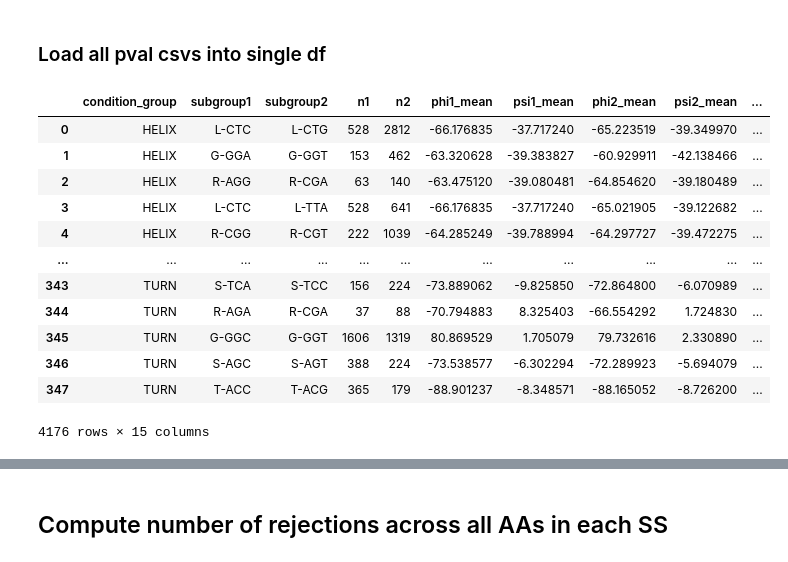
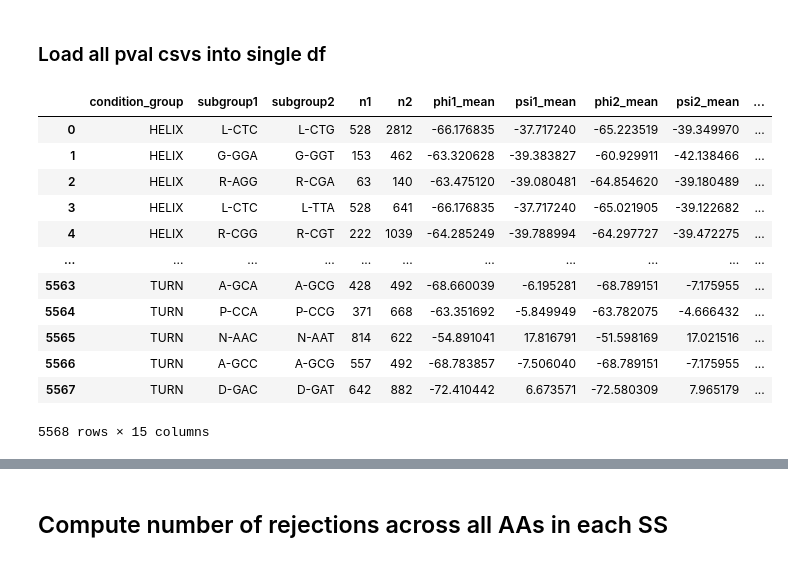
Before and after one commit to vistalab-technion/pp5, a Jupyter notebook: notebooks/pnas2026/w2torus-analysis.ipynb, the cells around one changed output, grey strips where cells are left out. Drawn from its saved outputs; the diff is of its cells as text; code cells hidden in the pictures.

Commit message:
Figure 1: load pvals via shared module, add unbiased+biased MMD panels

```diff
--- a/notebooks/pnas2026/w2torus-analysis.ipynb
+++ b/notebooks/pnas2026/w2torus-analysis.ipynb
@@ -66,0 +20,14 @@ _df.head()
+# %%
+import sys
+sys.path.insert(0, ".")
+
+from _pnas2026_common import LABELLED_TAGS, load_all_pvals, compute_bh_rejections
+
+# Labels to hide from Figure 1 specifically, without touching the shared registry in
+# _pnas2026_common.py. Empty by default -- Figure 1 shows every registered run,
+# including both MMD panels.
+EXCLUDED_LABELS: set[str] = set()
+
+ACTIVE_LABELLED_TAGS = {
+    label: tag for label, tag in LABELLED_TAGS.items() if label not in EXCLUDED_LABELS
+}
@@ -89,21 +57,21 @@ for run_label, csv_path in LABELLED_CSV_PATHS.items():
-# %%
-df_all_pvals = pd.concat(pval_dfs, axis=0)
-df_all_pvals.to_csv(OUT_DIR / "pvals.csv", index=False)
-df_all_pvals
-# %% [output]
-|  | condition_group | subgroup1 | subgroup2 | n1 | n2 | phi1_mean | psi1_mean | phi2_mean | psi2_mean | ... |
-| 0 | HELIX | L-CTC | L-CTG | 528 | 2812 | -66.176835 | -37.717240 | -65.223519 | -39.349970 | ... |
-| 1 | HELIX | G-GGA | G-GGT | 153 | 462 | -63.320628 | -39.383827 | -60.929911 | -42.138466 | ... |
-| 2 | HELIX | R-AGG | R-CGA | 63 | 140 | -63.475120 | -39.080481 | -64.854620 | -39.180489 | ... |
-| 3 | HELIX | L-CTC | L-TTA | 528 | 641 | -66.176835 | -37.717240 | -65.021905 | -39.122682 | ... |
-| 4 | HELIX | R-CGG | R-CGT | 222 | 1039 | -64.285249 | -39.788994 | -64.297727 | -39.472275 | ... |
-| ... | ... | ... | ... | ... | ... | ... | ... | ... | ... | ... |
-| 343 | TURN | S-TCA | S-TCC | 156 | 224 | -73.889062 | -9.825850 | -72.864800 | -6.070989 | ... |
-| 344 | TURN | R-AGA | R-CGA | 37 | 88 | -70.794883 | 8.325403 | -66.554292 | 1.724830 | ... |
-| 345 | TURN | G-GGC | G-GGT | 1606 | 1319 | 80.869529 | 1.705079 | 79.732616 | 2.330890 | ... |
-| 346 | TURN | S-AGC | S-AGT | 388 | 224 | -73.538577 | -6.302294 | -72.289923 | -5.694079 | ... |
-| 347 | TURN | T-ACC | T-ACG | 365 | 179 | -88.901237 | -8.348571 | -88.165052 | -8.726200 | ... |
-4176 rows × 15 columns
+# %%
+df_all_pvals = load_all_pvals(ACTIVE_LABELLED_TAGS)
+df_all_pvals.to_csv(OUT_DIR / "pvals.csv", index=False)
+df_all_pvals
+# %% [output]
+|  | condition_group | subgroup1 | subgroup2 | n1 | n2 | phi1_mean | psi1_mean | phi2_mean | psi2_mean | ... |
+| 0 | HELIX | L-CTC | L-CTG | 528 | 2812 | -66.176835 | -37.717240 | -65.223519 | -39.349970 | ... |
+| 1 | HELIX | G-GGA | G-GGT | 153 | 462 | -63.320628 | -39.383827 | -60.929911 | -42.138466 | ... |
+| 2 | HELIX | R-AGG | R-CGA | 63 | 140 | -63.475120 | -39.080481 | -64.854620 | -39.180489 | ... |
+| 3 | HELIX | L-CTC | L-TTA | 528 | 641 | -66.176835 | -37.717240 | -65.021905 | -39.122682 | ... |
+| 4 | HELIX | R-CGG | R-CGT | 222 | 1039 | -64.285249 | -39.788994 | -64.297727 | -39.472275 | ... |
+| ... | ... | ... | ... | ... | ... | ... | ... | ... | ... | ... |
+| 5563 | TURN | A-GCA | A-GCG | 428 | 492 | -68.660039 | -6.195281 | -68.789151 | -7.175955 | ... |
+| 5564 | TURN | P-CCA | P-CCG | 371 | 668 | -63.351692 | -5.849949 | -63.782075 | -4.666432 | ... |
+| 5565 | TURN | N-AAC | N-AAT | 814 | 622 | -54.891041 | 17.816791 | -51.598169 | 17.021516 | ... |
+| 5566 | TURN | A-GCC | A-GCG | 557 | 492 | -68.783857 | -7.506040 | -68.789151 | -7.175955 | ... |
+| 5567 | TURN | D-GAC | D-GAT | 642 | 882 | -72.410442 | 6.673571 | -72.580309 | 7.965179 | ... |
+5568 rows × 15 columns
 # %%
 stat_test_names = sorted(df_all_pvals["stat_test"].unique())
 randomization_names = sorted(df_all_pvals["codon_randomization"].unique())
```
Also changed, not shown: parts of 17 cells of this notebook.
